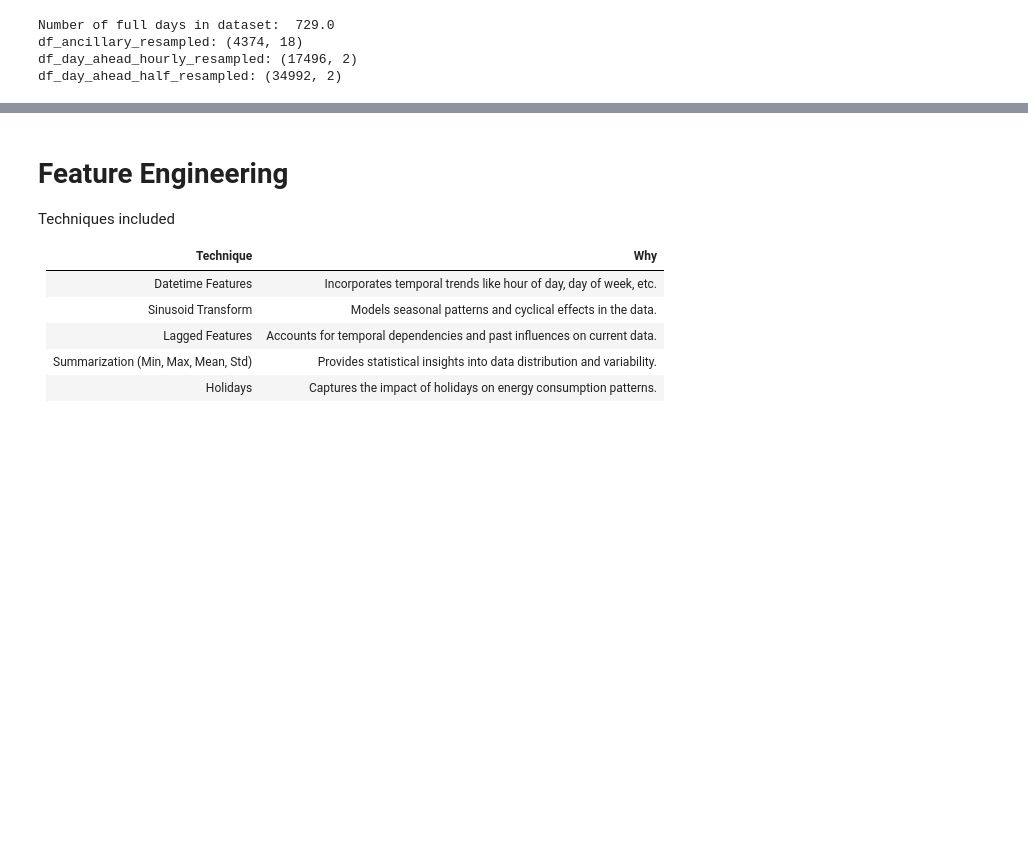
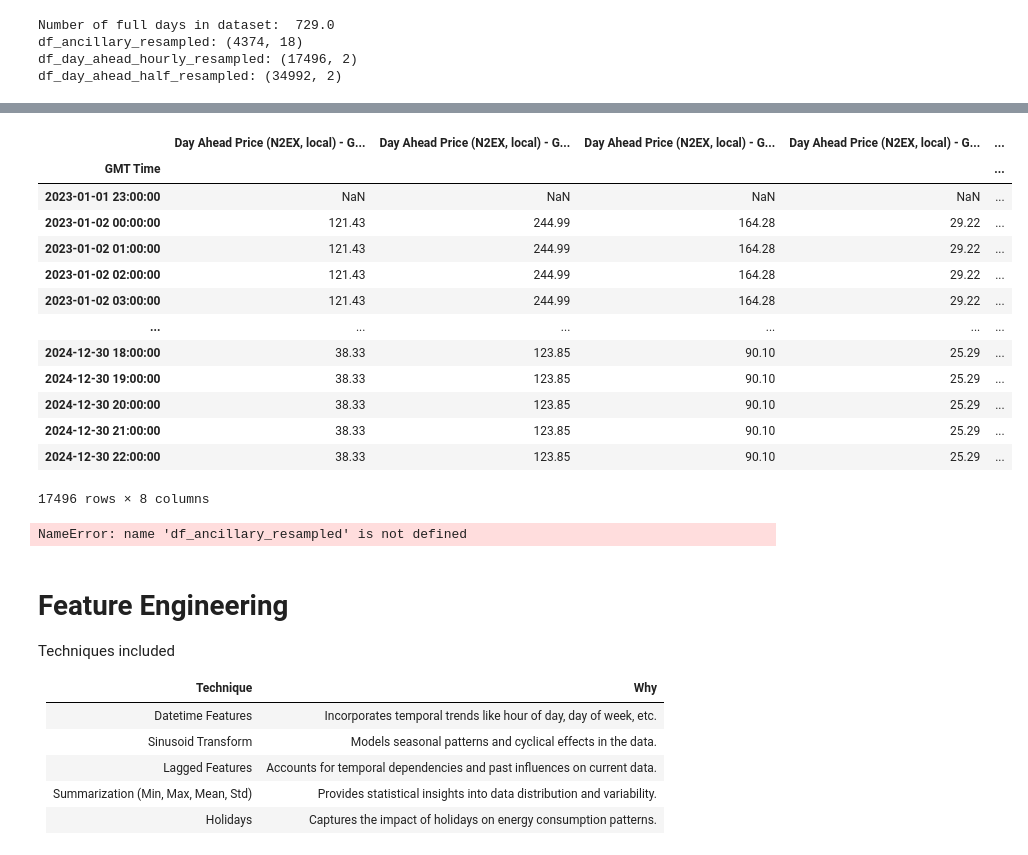
Before and after one commit to Nomercyme/energy_hackathon, a Jupyter notebook: main.ipynb, the cells around one changed output, grey strips where cells are left out. Drawn from its saved outputs; the diff is of its cells as text; code cells hidden in the pictures; blank space fills up the shorter version.

```diff
--- a/main.ipynb
+++ b/main.ipynb
@@ -325,3 +355,34 @@ df_day_ahead_half_resampled: (34992, 2)
+# %%
+# Function that does 2.  works ONLY for hourly
+agg_columns = ["Day Ahead Price (N2EX, local) - GB (£/MWh)", "Day Ahead Price (EPEX, local) - GB (£/MWh)"]
+
+df_hourly_summarized = summarize_trading_day(df_day_ahead_hourly_resampled, use_previous_day=False, agg_columns=agg_columns)
+
+df_hourly_summarized
+# %% [output]
+|  | Day Ahead Price (N2EX, local) - G... | Day Ahead Price (N2EX, local) - G... | Day Ahead Price (N2EX, local) - G... | Day Ahead Price (N2EX, local) - G... | ... |
+| GMT Time |  |  |  |  | ... |
+| 2023-01-01 23:00:00 | NaN | NaN | NaN | NaN | ... |
+| 2023-01-02 00:00:00 | 121.43 | 244.99 | 164.28 | 29.22 | ... |
+| 2023-01-02 01:00:00 | 121.43 | 244.99 | 164.28 | 29.22 | ... |
+| 2023-01-02 02:00:00 | 121.43 | 244.99 | 164.28 | 29.22 | ... |
+| 2023-01-02 03:00:00 | 121.43 | 244.99 | 164.28 | 29.22 | ... |
+| ... | ... | ... | ... | ... | ... |
+| 2024-12-30 18:00:00 | 38.33 | 123.85 | 90.10 | 25.29 | ... |
+| 2024-12-30 19:00:00 | 38.33 | 123.85 | 90.10 | 25.29 | ... |
+| 2024-12-30 20:00:00 | 38.33 | 123.85 | 90.10 | 25.29 | ... |
+| 2024-12-30 21:00:00 | 38.33 | 123.85 | 90.10 | 25.29 | ... |
+| 2024-12-30 22:00:00 | 38.33 | 123.85 | 90.10 | 25.29 | ... |
+17496 rows × 8 columns
+# %%
+# Merge the datasets together (preprocessing done)
+df_merged_B = pd.concat([df_ancillary_resampled, df_hourly_summarized, df_half_column_grouped, df_hourly_column_grouped], join='inner',axis=1)
+
+del df_ancillary_resampled, df_day_ahead_half_resampled, df_day_ahead_hourly_resampled, df_hourly_summarized, df_half_column_grouped, df_hourly_column_grouped
+
+df_merged_B
+# %% [output]
+NameError: name 'df_ancillary_resampled' is not defined
 # %% [markdown]
 # Feature Engineering
 Techniques included
```
Also changed, not shown: parts of 25 cells of this notebook, 2 other files.
